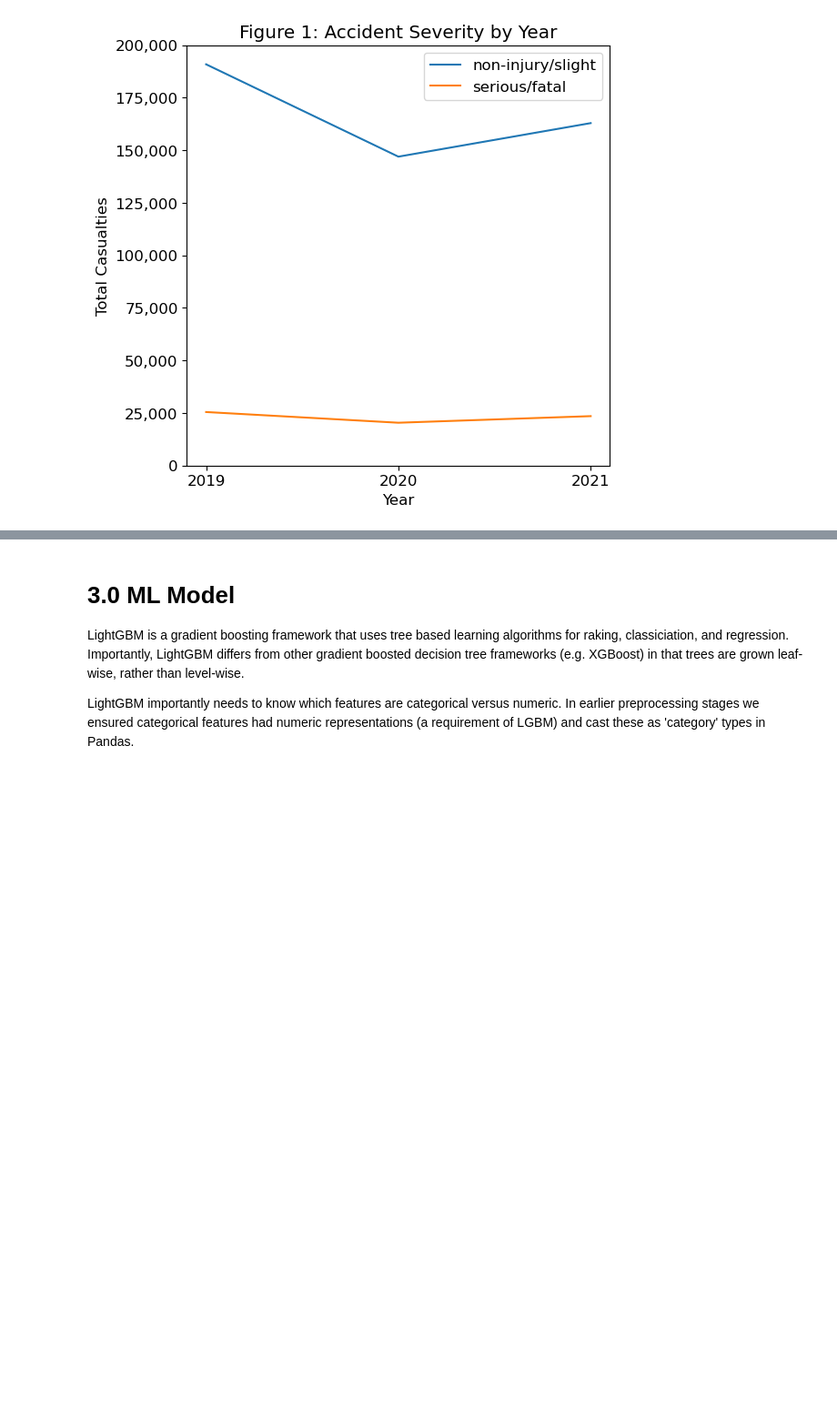
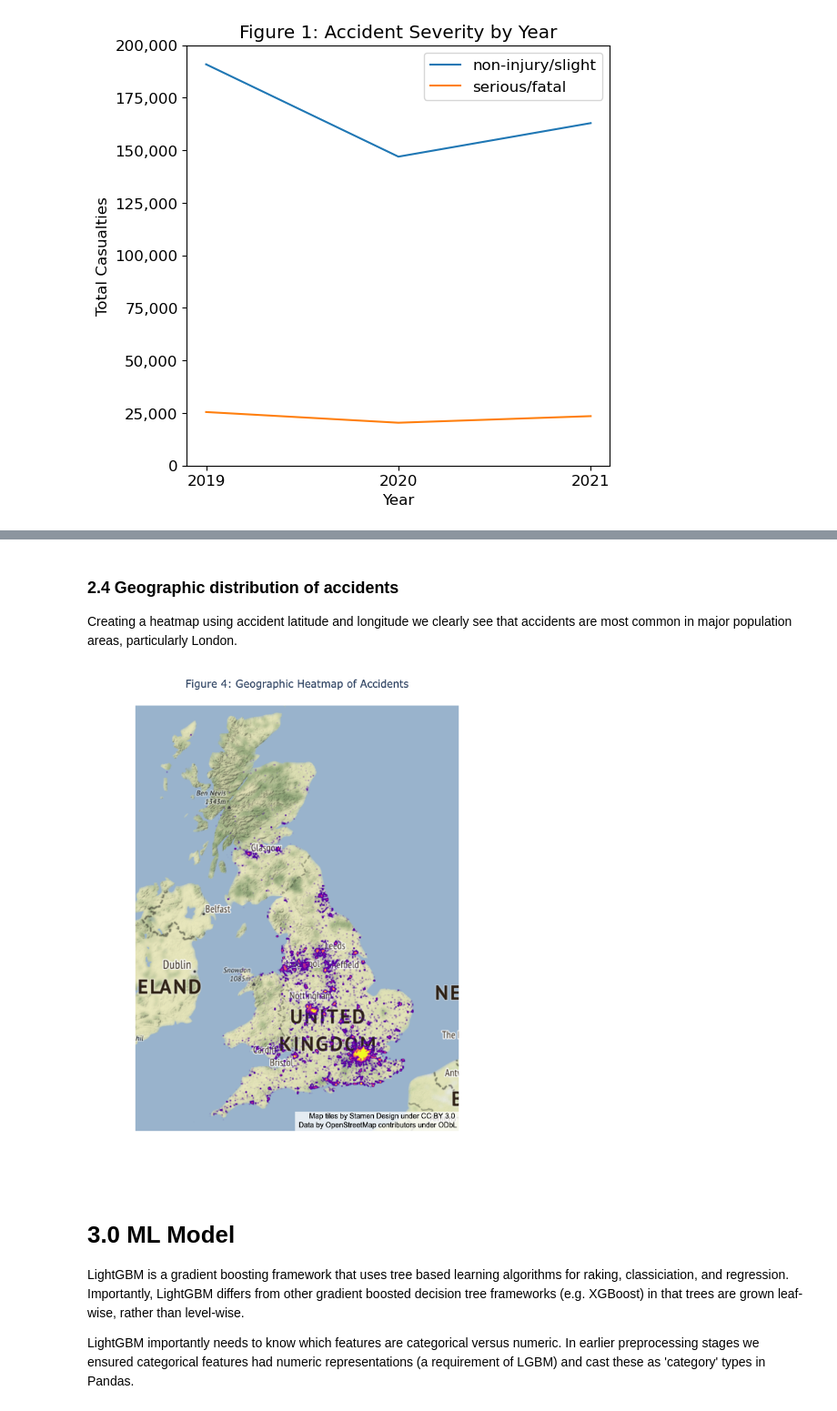
Before and after one commit to kingjosephm/gb_vehicle_injuries, a Jupyter notebook: analysis.ipynb, the cells around one changed output, grey strips where cells are left out. Shown at 91% size. Drawn from its saved outputs; the diff is of its cells as text; code cells hidden in the pictures; blank space fills up the shorter version.

```diff
--- a/analysis.ipynb
+++ b/analysis.ipynb
@@ -226,0 +247,4 @@ plt.show()
+# %% [markdown]
+### 2.4 Geographic distribution of accidents
+
+Creating a heatmap using accident latitude and longitude we clearly see that accidents are most common in major population areas, particularly London.
@@ -227,3 +254,14 @@ plt.show()
+# %%
+#samp = lat_long.sample(n=50000, random_state=123)  # we sample else it crashes
+
+#fig = px.density_mapbox(samp, lat='latitude', lon='longitude', z='count',
+#                  mapbox_style="stamen-terrain", zoom=5, radius=1, height=850, width=700,
+#                  center={'lat': 54.5, 'lon': -2.5})
+#fig.update_layout(coloraxis_showscale=False, title_text='Figure 4: Geographic Heatmap of Accidents', title_x=0.5)
+#fig.write_image('./figures/figure_4.png', height=850, width=700)  # avoids rendering as interactive graphic, to reduce notebook size
+display(Image(filename='./figures/figure_4.png'))
+# %% [output]
+[figure, added]
 # %% [markdown]
 # 3.0 ML Model
 
```
Also changed, not shown: parts of 21 cells of this notebook.
